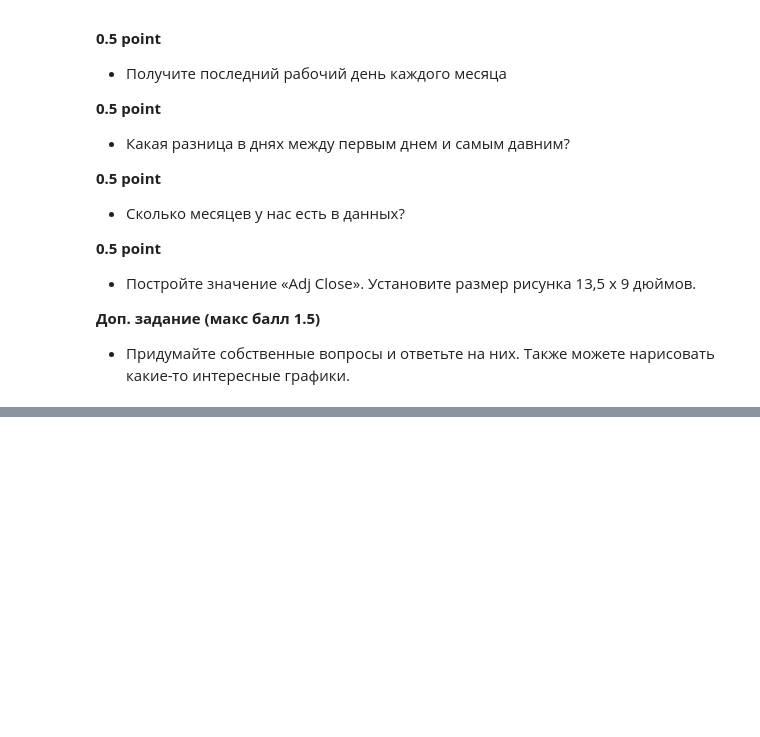
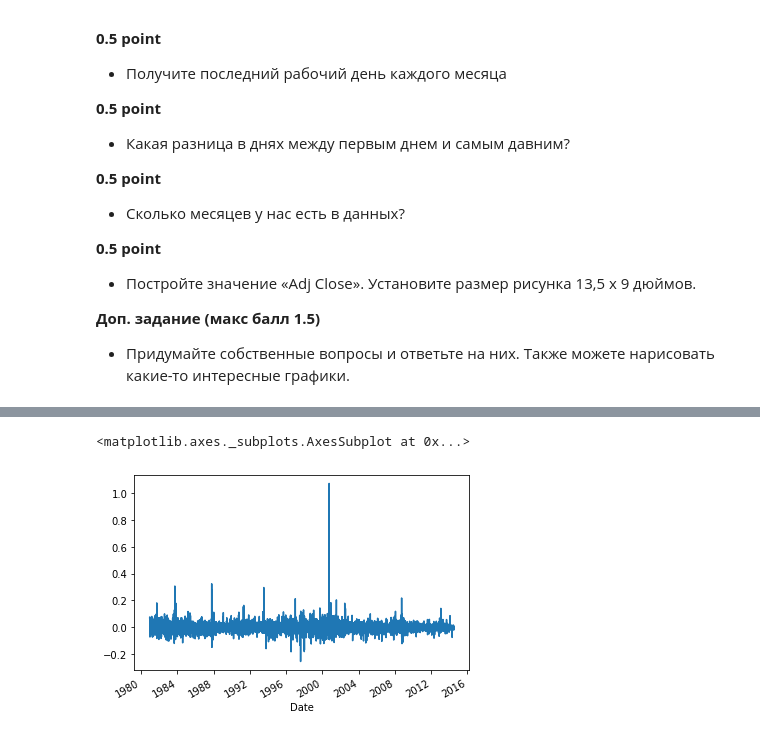
Before and after one commit to mukaseevru/ds-school, a Jupyter notebook: hw_intermediate/Part_2_HW_data_analysis.ipynb, the cells around one changed output, grey strips where cells are left out. Cells and saved outputs as stored; diff of their text form; code cells hidden in the pictures; blank space fills up the shorter version.

```diff
--- a/hw_intermediate/Part_2_HW_data_analysis.ipynb
+++ b/hw_intermediate/Part_2_HW_data_analysis.ipynb
@@ -103,0 +317,3 @@ df
+# %%
+daily = (df_new['Adj Close'] / df_new['Adj Close'].shift(1) - 1).fillna(0)
+daily.head()
@@ -103,0 +328,5 @@ df
+# %%
+daily.plot()
+# %% [output]
+<matplotlib.axes._subplots.AxesSubplot at 0x...>
+[figure, added]
```
Also changed, not shown: parts of 22 cells of this notebook.
